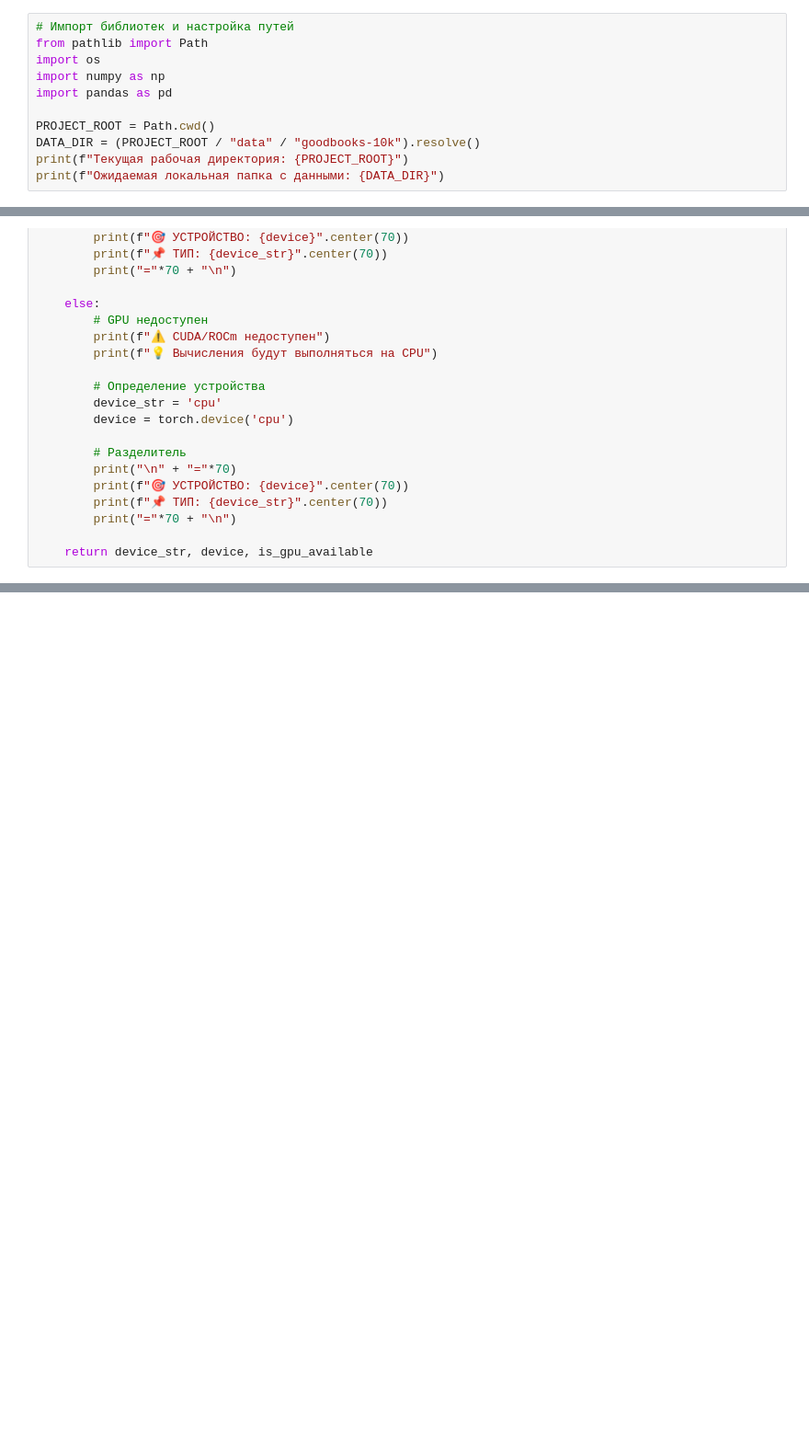
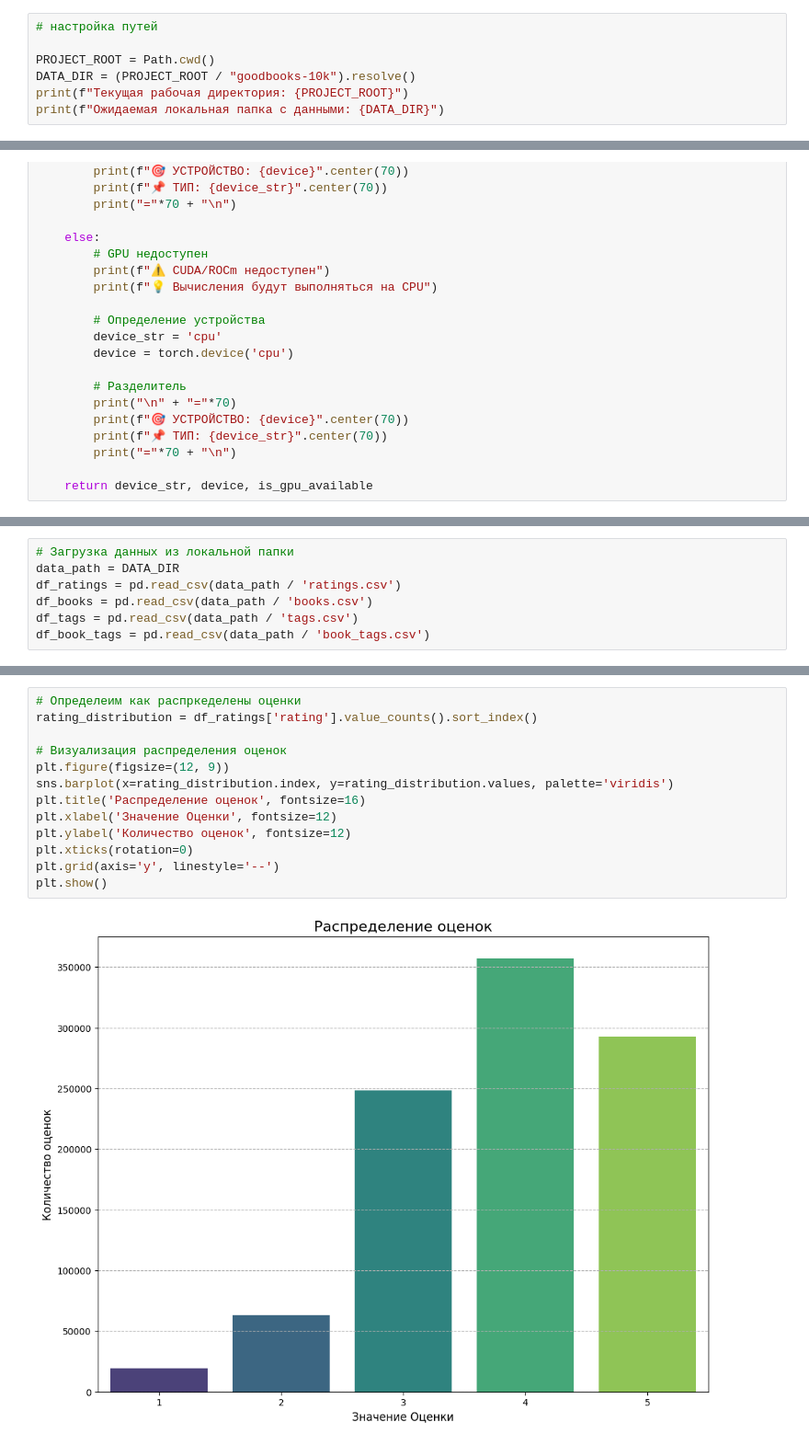
Before and after one commit to nikolay-grudanov/MEPHI-SF_ML, a Jupyter notebook: academic-semester-3/recommendation systems/session/GrudanovNA_RecomendSystem.ipynb, the cells around one changed output, grey strips where cells are left out. Shown at 92% size. Cells and saved outputs as stored; diff of their text form; blank space fills up the shorter version.

```diff
--- a/academic-semester-3/recommendation systems/session/GrudanovNA_RecomendSystem.ipynb
+++ b/academic-semester-3/recommendation systems/session/GrudanovNA_RecomendSystem.ipynb
@@ -30,11 +52,7 @@ import sys
 # %%
-# Импорт библиотек и настройка путей
-from pathlib import Path
-import os
-import numpy as np
-import pandas as pd
+# настройка путей
 
 PROJECT_ROOT = Path.cwd()
-DATA_DIR = (PROJECT_ROOT / "data" / "goodbooks-10k").resolve()
+DATA_DIR = (PROJECT_ROOT / "goodbooks-10k").resolve()
 print(f"Текущая рабочая директория: {PROJECT_ROOT}")
 print(f"Ожидаемая локальная папка с данными: {DATA_DIR}")
@@ -140,0 +189,7 @@ def check_gpu_environment() -> tuple[str, torch.device, bool]:
+# %%
+# Загрузка данных из локальной папки
+data_path = DATA_DIR
+df_ratings = pd.read_csv(data_path / 'ratings.csv')
+df_books = pd.read_csv(data_path / 'books.csv')
+df_tags = pd.read_csv(data_path / 'tags.csv')
+df_book_tags = pd.read_csv(data_path / 'book_tags.csv')
@@ -140,0 +351,15 @@ def check_gpu_environment() -> tuple[str, torch.device, bool]:
+# %%
+# Определеим как распркеделены оценки
+rating_distribution = df_ratings['rating'].value_counts().sort_index()
+
+# Визуализация распределения оценок
+plt.figure(figsize=(12, 9))
+sns.barplot(x=rating_distribution.index, y=rating_distribution.values, palette='viridis')
+plt.title('Распределение оценок', fontsize=16)
+plt.xlabel('Значение Оценки', fontsize=12)
+plt.ylabel('Количество оценок', fontsize=12)
+plt.xticks(rotation=0)
+plt.grid(axis='y', linestyle='--')
+plt.show()
+# %% [output]
+[figure, added]
```
Also changed, not shown: parts of 201 cells of this notebook, 12 other files.
